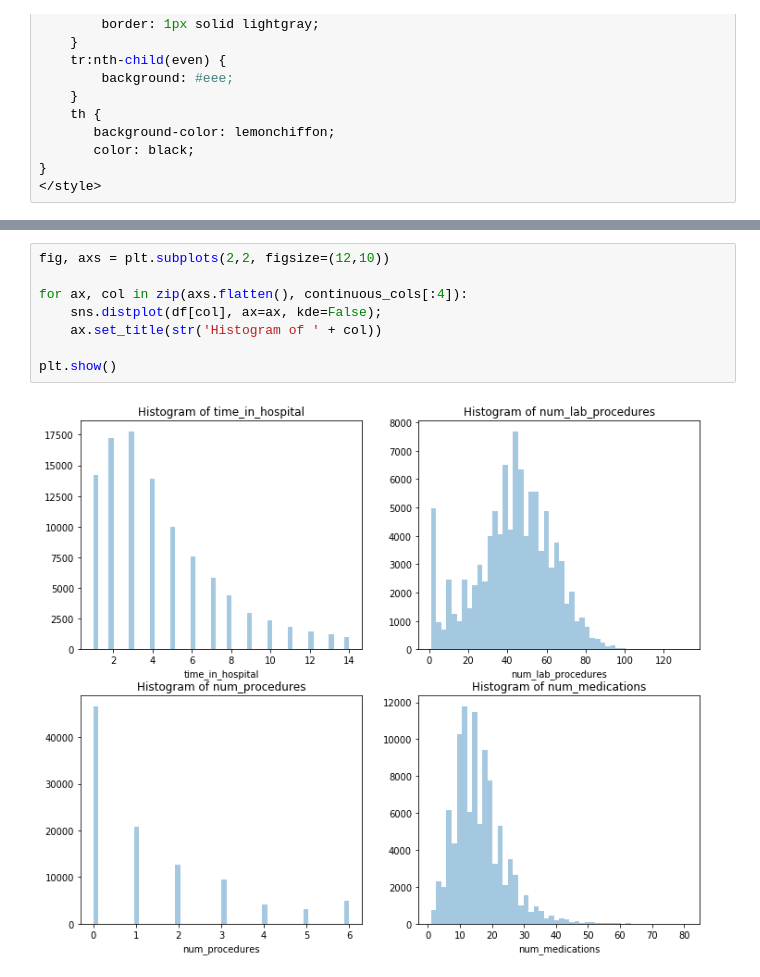
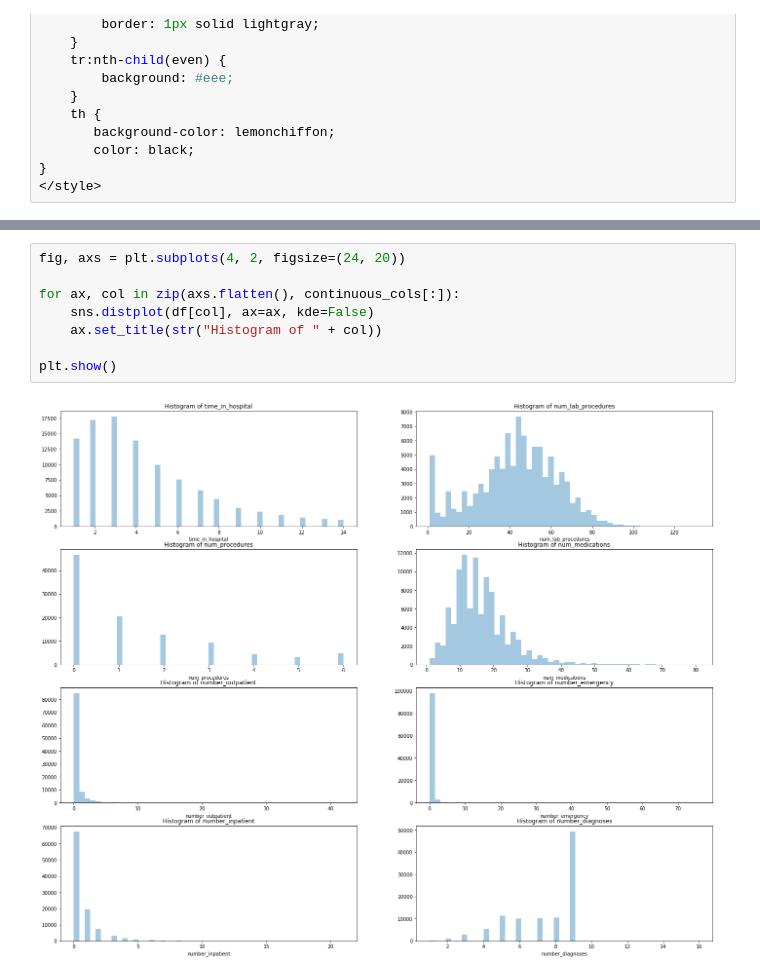
Before and after one commit to dsivie/hospital_readmissions, a Jupyter notebook: hospital_readmissions.ipynb, the cells around one changed output, grey strips where cells are left out. Drawn from its saved outputs; the diff is of its cells as text.

```diff
--- a/hospital_readmissions.ipynb
+++ b/hospital_readmissions.ipynb
@@ -211,10 +212,10 @@ plt.show()
 # %%
-fig, axs = plt.subplots(2,2, figsize=(12,10))
+fig, axs = plt.subplots(4, 2, figsize=(24, 20))
 
-for ax, col in zip(axs.flatten(), continuous_cols[:4]):
-    sns.distplot(df[col], ax=ax, kde=False);
-    ax.set_title(str('Histogram of ' + col))
+for ax, col in zip(axs.flatten(), continuous_cols[:]):
+    sns.distplot(df[col], ax=ax, kde=False)
+    ax.set_title(str("Histogram of " + col))
 
 plt.show()
 # %% [output]
-[figure, old version]
+[figure, new version]
```
Also changed, not shown: parts of 19 cells of this notebook, 2 other files.
